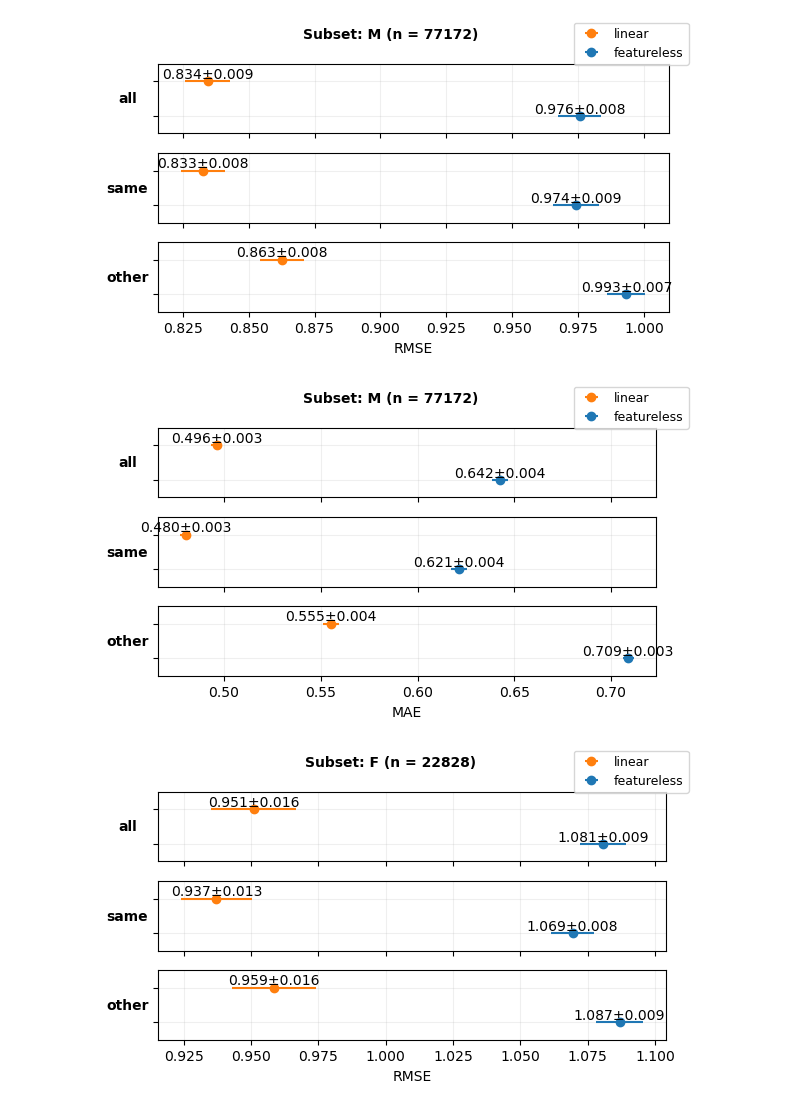
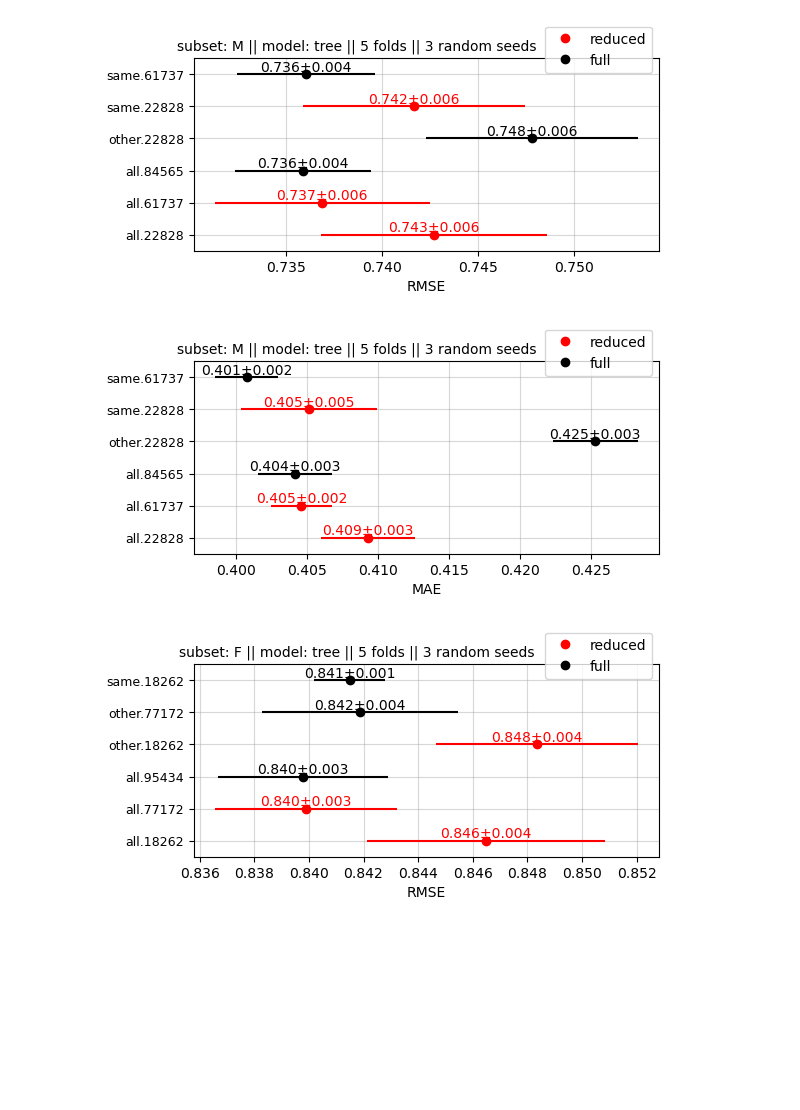
Before and after one commit to lamtung16/soak_regression, a Jupyter notebook: notebook_soak_low_level.ipynb, the cells around one changed output. Drawn from its saved outputs; the diff is of its cells as text; code cells hidden in the pictures; blank space fills up the shorter version.

Commit message:
update soak low level

```diff
--- a/notebook_soak_low_level.ipynb
+++ b/notebook_soak_low_level.ipynb
@@ -21,3 +22,6 @@ model_list = ['featureless', 'linear']
 # %%
 # initial soak obj
 soak_obj = SOAKFold(n_splits=5)
+# %%
+# list of models
+model_list = ['tree']
@@ -37,0 +48,25 @@ results_df = pd.DataFrame(results)
+# %%
+# downsampled
+n_seeds = 3
+for seed_id in range(n_seeds):
+    for subset_value, category, fold_id, X_train, y_train, X_test, y_test in soak_obj.split(X, y, subset_vec):
+        for model in model_list:
+            for n in [((soak_obj.n_splits - 1)/soak_obj.n_splits) * np.sum(subset_vec == subset_value), np.sum(subset_vec != subset_value)]:
+                try:
+                    if int(n) < len(y_train) - 1:
+                        idx = np.random.choice(len(y_train), size=int(n), replace=False)
+                        y_pred, (rmse, mae) = soak_obj.model_eval(X_train[idx], y_train[idx], X_test, y_test, model)
+                        results.append({
+                                    "subset": subset_value,
+                                    "category": category,
+                                    "fold_id": fold_id,
+                                    "model": model,
+                                    "downsample": True,
+                                    "seed_id": seed_id + 1,
+                                    "train_size": len(idx),
+                                    "test_size": len(y_test),
+                                    "rmse": rmse,
+                                    "mae": mae,
+                                })
+                except:
+                    continue
@@ -38,8 +119,9 @@ results_df = pd.DataFrame(results)
 # %%
-for value in ['M', 'F']:
+model = 'tree'
+for subset_value in ['M', 'F']:
     for metric in ['rmse', 'mae']:
-        soak_obj.plot_metrics(results_df, value, subset_vec, metric, figsize=(6, 3.5))
+        plot_metrics(results_df, subset_value, model, metric)
 # %% [output]
-[figure, old version]
+[figure, new version]
-[figure, old version]
+[figure, new version]
-[figure, old version]
+[figure, new version]
```
Also changed, not shown: parts of 10 cells of this notebook, 18 other files.
